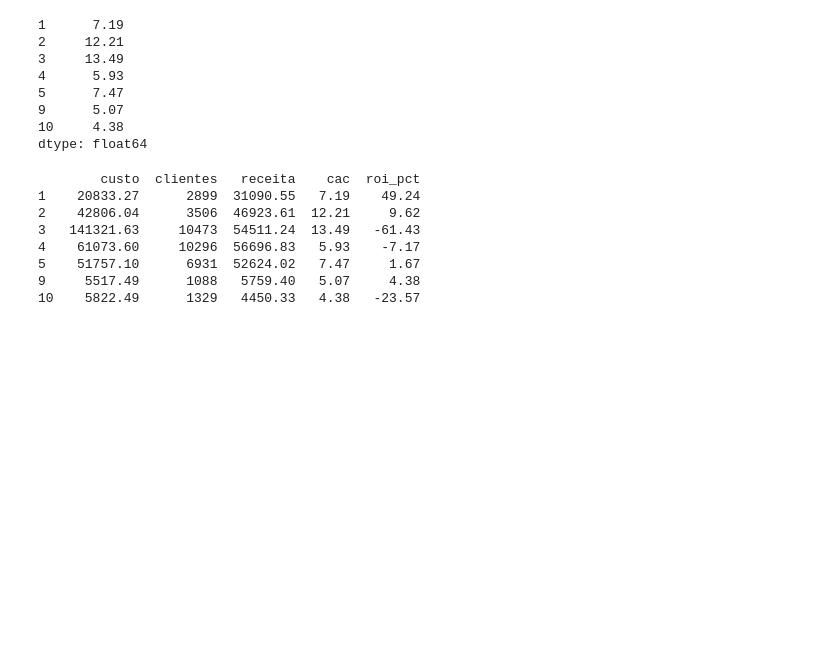
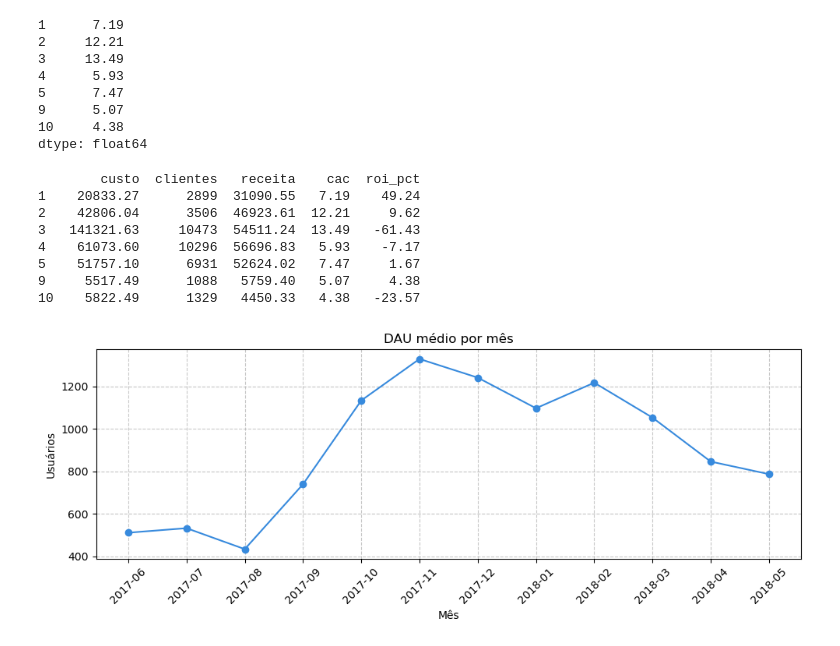
Before and after one commit to carinelit/Projeto-Sprint-8---An-lise-de-N-gocio-, a Jupyter notebook: Projeto Sprint 8.ipynb, the cells around one changed output. Drawn from its saved outputs; the diff is of its cells as text; code cells hidden in the pictures; blank space fills up the shorter version.

```diff
--- a/Projeto Sprint 8.ipynb
+++ b/Projeto Sprint 8.ipynb
@@ -451,3 +447,23 @@ print(summary)
 5    51757.10      6931  52624.02   7.47     1.67
 9     5517.49      1088   5759.40   5.07     4.38
 10    5822.49      1329   4450.33   4.38   -23.57
+# %%
+#Visualizando dau médio por mês
+dau_monthly = (visits
+  .groupby('month')
+  .apply(lambda g: g.groupby('date')['uid'].nunique().mean())
+  .reset_index())
+dau_monthly.columns = ['month', 'dau']
+
+fig, ax = plt.subplots(figsize=(10, 4))
+ax.plot(dau_monthly['month'].astype('str'),
+        dau_monthly['dau'], marker='o', color='#378ADD')
+ax.set_title('DAU médio por mês')
+ax.set_xlabel('Mês')
+ax.set_ylabel('Usuários')
+plt.xticks(rotation=45)
+plt.grid(linestyle='--', alpha=0.7)
+plt.tight_layout()
+plt.show()
+# %% [output]
+[figure, added]
```
Also changed, not shown: parts of 9 cells of this notebook.
